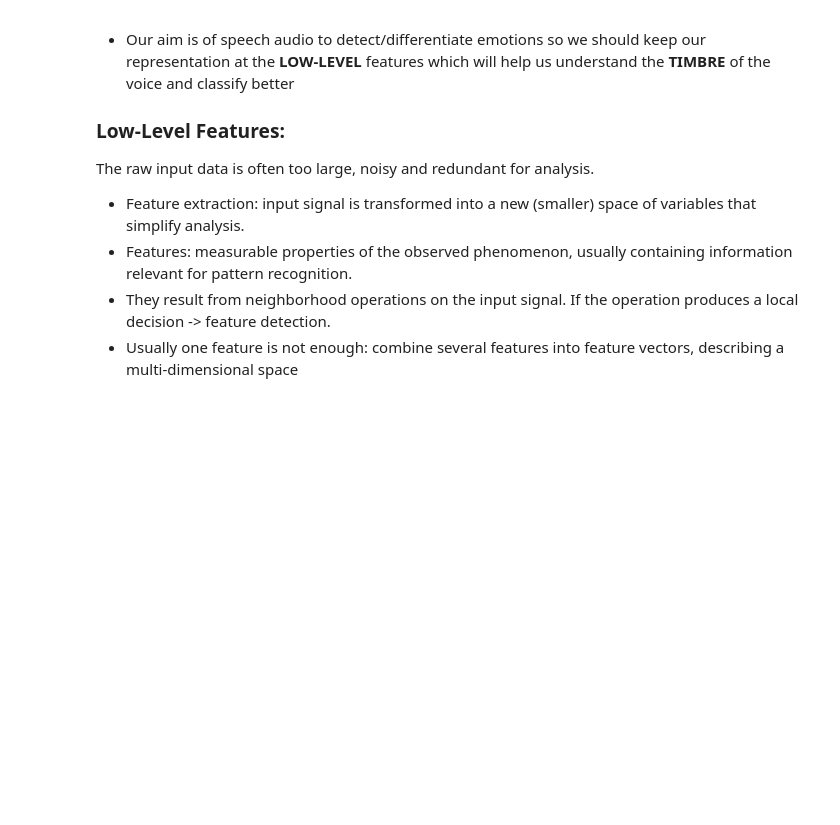
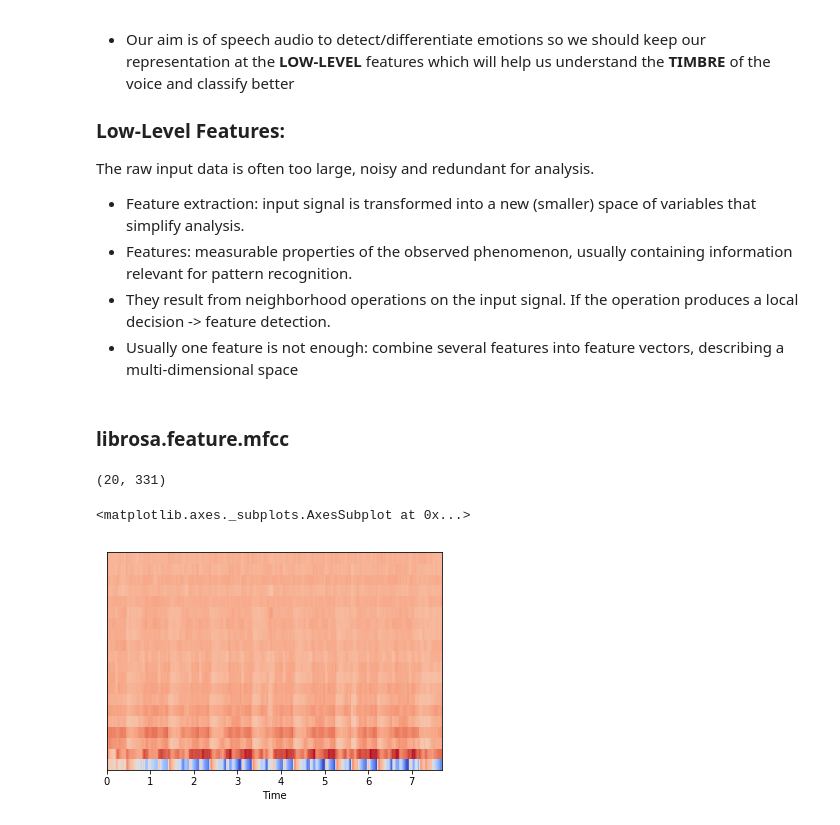
Before and after one commit to manishshettym/Echo, a Jupyter notebook: Utilities/Timbre_test.ipynb, the cells around one changed output. Saved outputs shown, nothing was run; the diff lists cells and outputs as text; code cells hidden in the pictures; blank space fills up the shorter version.

Commit message:
timbre/mfcc

```diff
--- a/Utilities/Timbre_test.ipynb
+++ b/Utilities/Timbre_test.ipynb
@@ -41,3 +41,14 @@ The raw input data is often too large, noisy and redundant for analysis.
     produces a local decision -> feature detection.
 * Usually one feature is not enough: combine several features into feature
     vectors, describing a multi-dimensional space
+# %% [markdown]
+### librosa.feature.mfcc
+# %%
+mfccs = librosa.feature.mfcc(x, sr=fs)
+print(mfccs.shape)
+
+librosa.display.specshow(mfccs, sr=fs, x_axis='time')
+# %% [output]
+(20, 331)
+<matplotlib.axes._subplots.AxesSubplot at 0x...>
+[figure, added]
```
Also changed, not shown: parts of 3 cells of this notebook.
